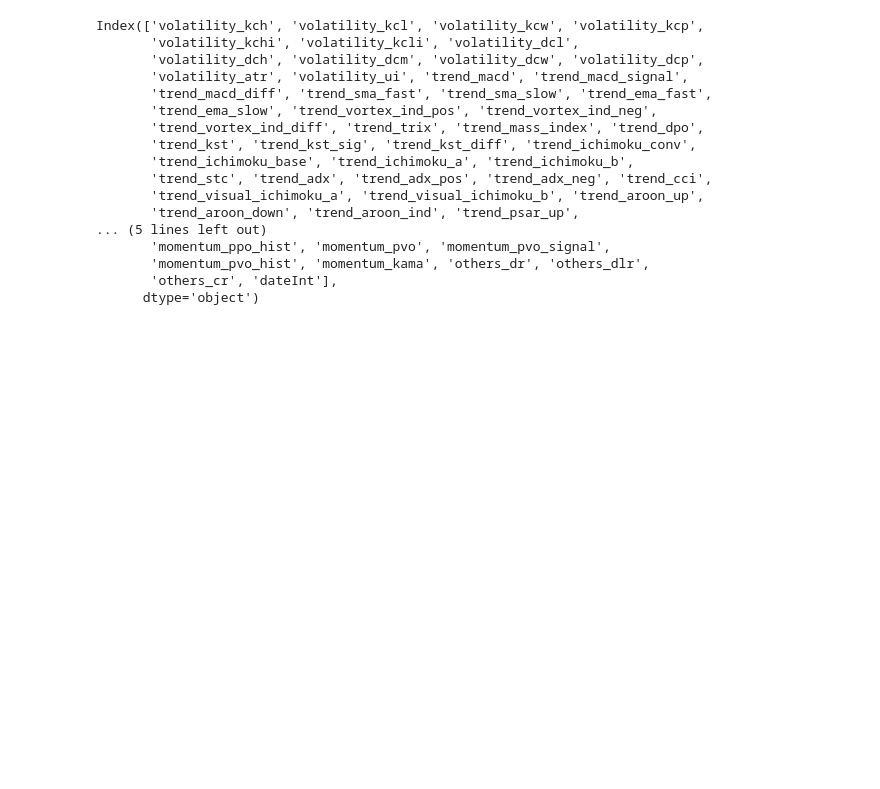
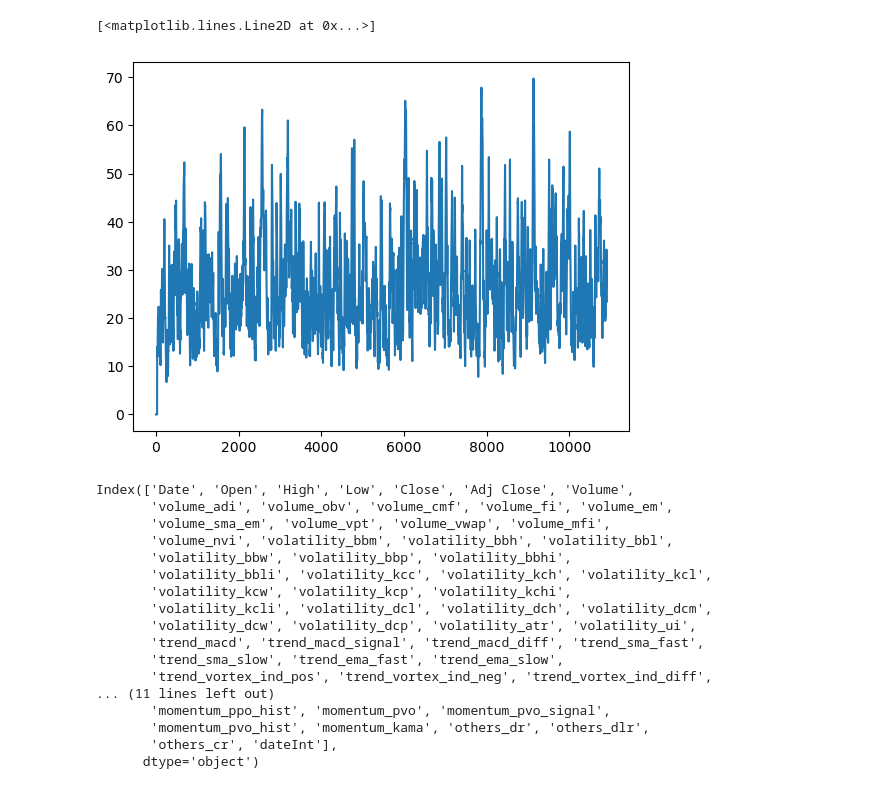
Before and after one commit to JamesDwightDana/cs136_group_project, a Jupyter notebook: project_explore.ipynb, the cells around one changed output. Saved outputs shown, nothing was run; the diff lists cells and outputs as text; code cells hidden in the pictures; blank space fills up the shorter version.

```diff
--- a/project_explore.ipynb
+++ b/project_explore.ipynb
@@ -56,3 +46,9 @@ df.tail()
+# %%
+plt.plot(df['trend_adx'])
+plt.plot(df['trend_adx'])
+# %% [output]
+[<matplotlib.lines.Line2D at 0x...>]
+[figure, added]
 # %%
 df = ta.add_all_ta_features(
     df, open="Open", high="High", low="Low", close="Close", volume="Volume", fillna=True)
@@ -60,23 +56,23 @@ df = ta.add_all_ta_features(
 # Slow : 60+
 # Fast : 15
 # df['date'] = df['Date'].apply(lambda x: datetime.strptime(str(x),"%Y-%m-%d"))
-df['dateInt'] = df['Date'].apply(lambda x: (x - datetime(1970,1,1)).days)
+df['dateInt'] = df['Date'].apply(lambda x: (x - datetime(1981,1,1)).days)
 
-df.columns[25:]
+df.columns
 # %% [output]
-Index(['volatility_kch', 'volatility_kcl', 'volatility_kcw', 'volatility_kcp',
-       'volatility_kchi', 'volatility_kcli', 'volatility_dcl',
-       'volatility_dch', 'volatility_dcm', 'volatility_dcw', 'volatility_dcp',
-       'volatility_atr', 'volatility_ui', 'trend_macd', 'trend_macd_signal',
-       'trend_macd_diff', 'trend_sma_fast', 'trend_sma_slow', 'trend_ema_fast',
-       'trend_ema_slow', 'trend_vortex_ind_pos', 'trend_vortex_ind_neg',
-       'trend_vortex_ind_diff', 'trend_trix', 'trend_mass_index', 'trend_dpo',
-       'trend_kst', 'trend_kst_sig', 'trend_kst_diff', 'trend_ichimoku_conv',
-       'trend_ichimoku_base', 'trend_ichimoku_a', 'trend_ichimoku_b',
-       'trend_stc', 'trend_adx', 'trend_adx_pos', 'trend_adx_neg', 'trend_cci',
-       'trend_visual_ichimoku_a', 'trend_visual_ichimoku_b', 'trend_aroon_up',
-       'trend_aroon_down', 'trend_aroon_ind', 'trend_psar_up',
-... (5 lines left out)
+Index(['Date', 'Open', 'High', 'Low', 'Close', 'Adj Close', 'Volume',
+       'volume_adi', 'volume_obv', 'volume_cmf', 'volume_fi', 'volume_em',
+       'volume_sma_em', 'volume_vpt', 'volume_vwap', 'volume_mfi',
+       'volume_nvi', 'volatility_bbm', 'volatility_bbh', 'volatility_bbl',
+       'volatility_bbw', 'volatility_bbp', 'volatility_bbhi',
+       'volatility_bbli', 'volatility_kcc', 'volatility_kch', 'volatility_kcl',
+       'volatility_kcw', 'volatility_kcp', 'volatility_kchi',
+       'volatility_kcli', 'volatility_dcl', 'volatility_dch', 'volatility_dcm',
+       'volatility_dcw', 'volatility_dcp', 'volatility_atr', 'volatility_ui',
+       'trend_macd', 'trend_macd_signal', 'trend_macd_diff', 'trend_sma_fast',
+       'trend_sma_slow', 'trend_ema_fast', 'trend_ema_slow',
+       'trend_vortex_ind_pos', 'trend_vortex_ind_neg', 'trend_vortex_ind_diff',
+... (11 lines left out)
        'momentum_ppo_hist', 'momentum_pvo', 'momentum_pvo_signal',
        'momentum_pvo_hist', 'momentum_kama', 'others_dr', 'others_dlr',
        'others_cr', 'dateInt'],
```
Also changed, not shown: parts of 23 cells of this notebook.
